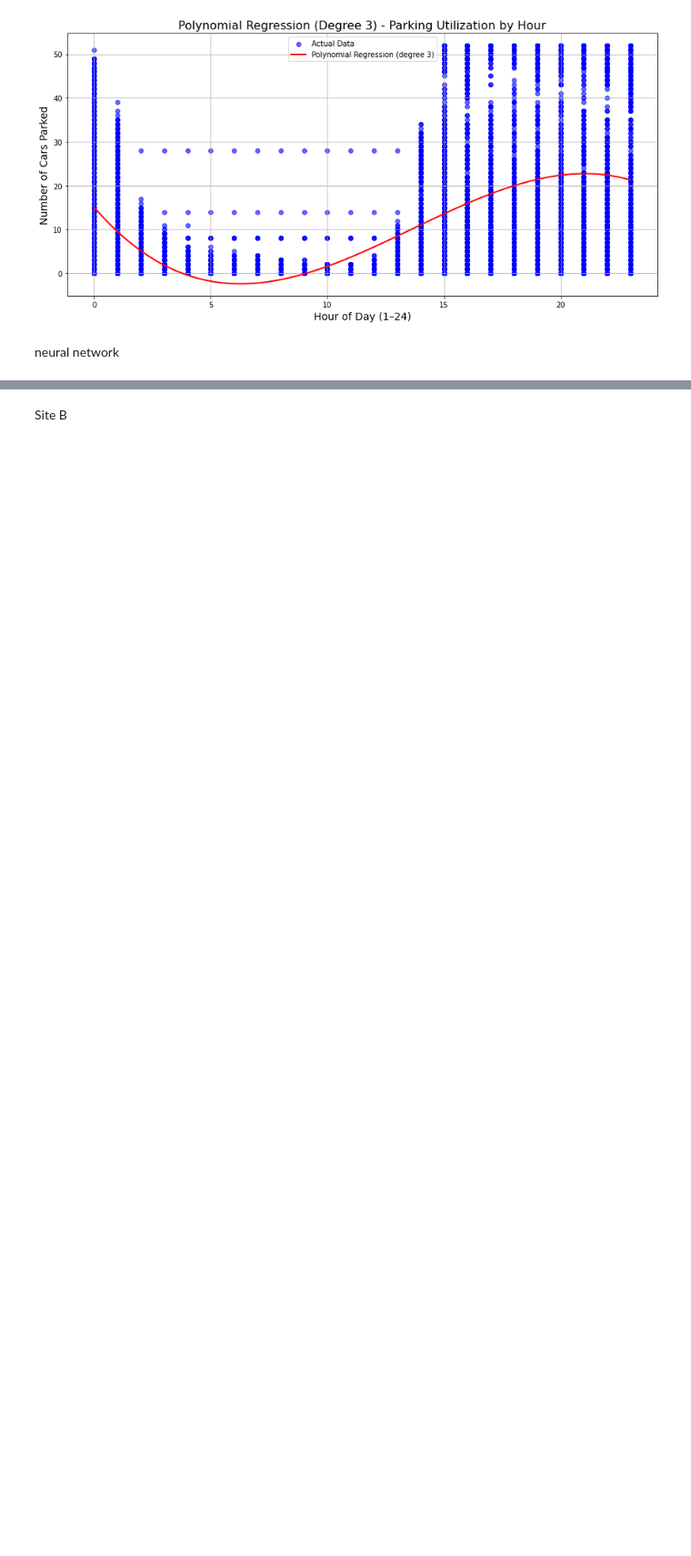
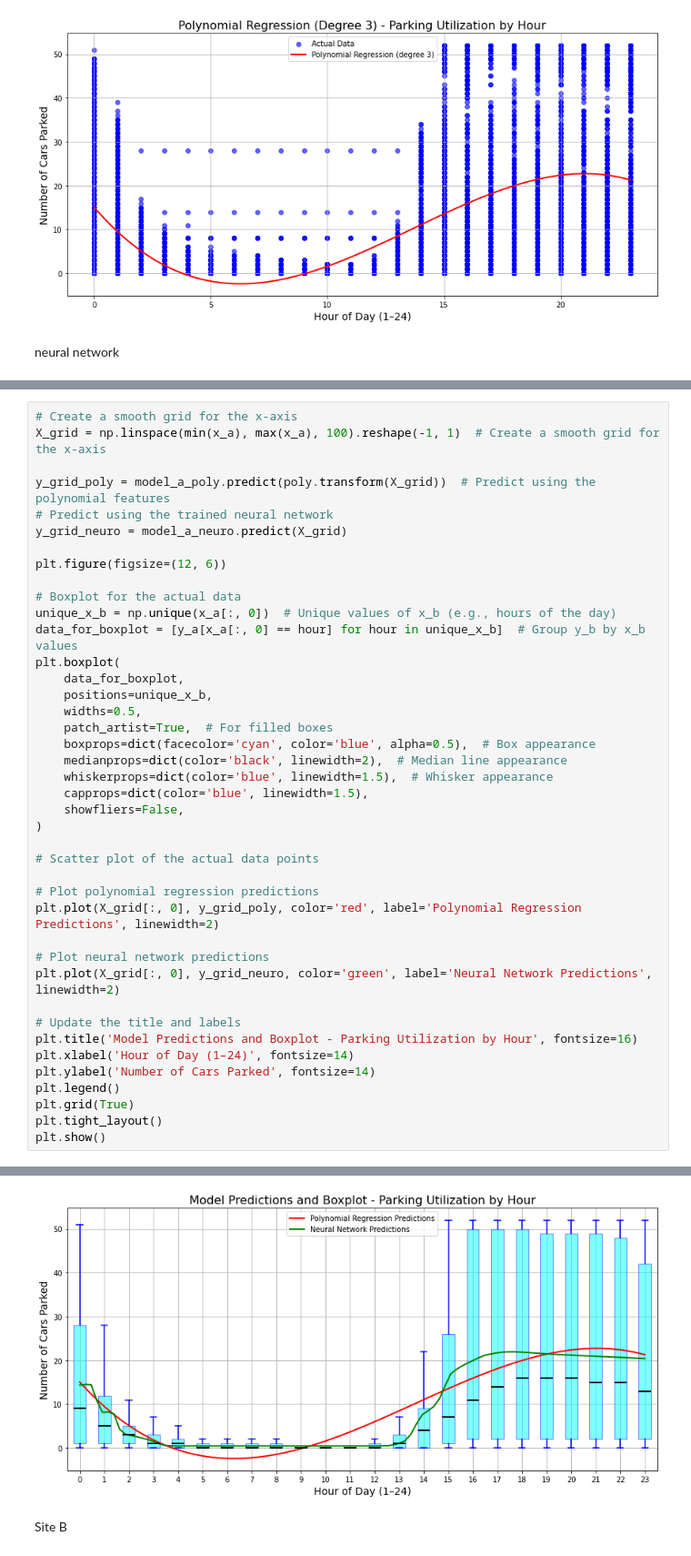
Before and after one commit to Vigro08/AA-Team-Assignment, a Jupyter notebook: Tasks/04_Predictive_Analysis.ipynb, the cells around one changed output, grey strips where cells are left out. Shown at 91% size. Drawn from its saved outputs; the diff is of its cells as text; blank space fills up the shorter version.

```diff
--- a/Tasks/04_Predictive_Analysis.ipynb
+++ b/Tasks/04_Predictive_Analysis.ipynb
@@ -280,0 +328,42 @@ plt.show()
+# %%
+# Create a smooth grid for the x-axis
+X_grid = np.linspace(min(x_a), max(x_a), 100).reshape(-1, 1)  # Create a smooth grid for the x-axis
+
+y_grid_poly = model_a_poly.predict(poly.transform(X_grid))  # Predict using the polynomial features
+# Predict using the trained neural network
+y_grid_neuro = model_a_neuro.predict(X_grid)
+
+plt.figure(figsize=(12, 6))
+
+# Boxplot for the actual data
+unique_x_b = np.unique(x_a[:, 0])  # Unique values of x_b (e.g., hours of the day)
+data_for_boxplot = [y_a[x_a[:, 0] == hour] for hour in unique_x_b]  # Group y_b by x_b values
+plt.boxplot(
+    data_for_boxplot,
+    positions=unique_x_b,
+    widths=0.5,
+    patch_artist=True,  # For filled boxes
+    boxprops=dict(facecolor='cyan', color='blue', alpha=0.5),  # Box appearance
+    medianprops=dict(color='black', linewidth=2),  # Median line appearance
+    whiskerprops=dict(color='blue', linewidth=1.5),  # Whisker appearance
+    capprops=dict(color='blue', linewidth=1.5),
+    showfliers=False,
+)
+
+# Scatter plot of the actual data points
+
+# Plot polynomial regression predictions
+plt.plot(X_grid[:, 0], y_grid_poly, color='red', label='Polynomial Regression Predictions', linewidth=2)
+
+# Plot neural network predictions
+plt.plot(X_grid[:, 0], y_grid_neuro, color='green', label='Neural Network Predictions', linewidth=2)
+
+# Update the title and labels
+plt.title('Model Predictions and Boxplot - Parking Utilization by Hour', fontsize=16)
+plt.xlabel('Hour of Day (1–24)', fontsize=14)
+plt.ylabel('Number of Cars Parked', fontsize=14)
+plt.legend()
+plt.grid(True)
+plt.tight_layout()
+plt.show()
+# %% [output]
@@ -281,3 +371,4 @@ plt.show()
+[figure, added]
 # %% [markdown]
 Site B
 # %%
```
Also changed, not shown: parts of 9 cells of this notebook.
